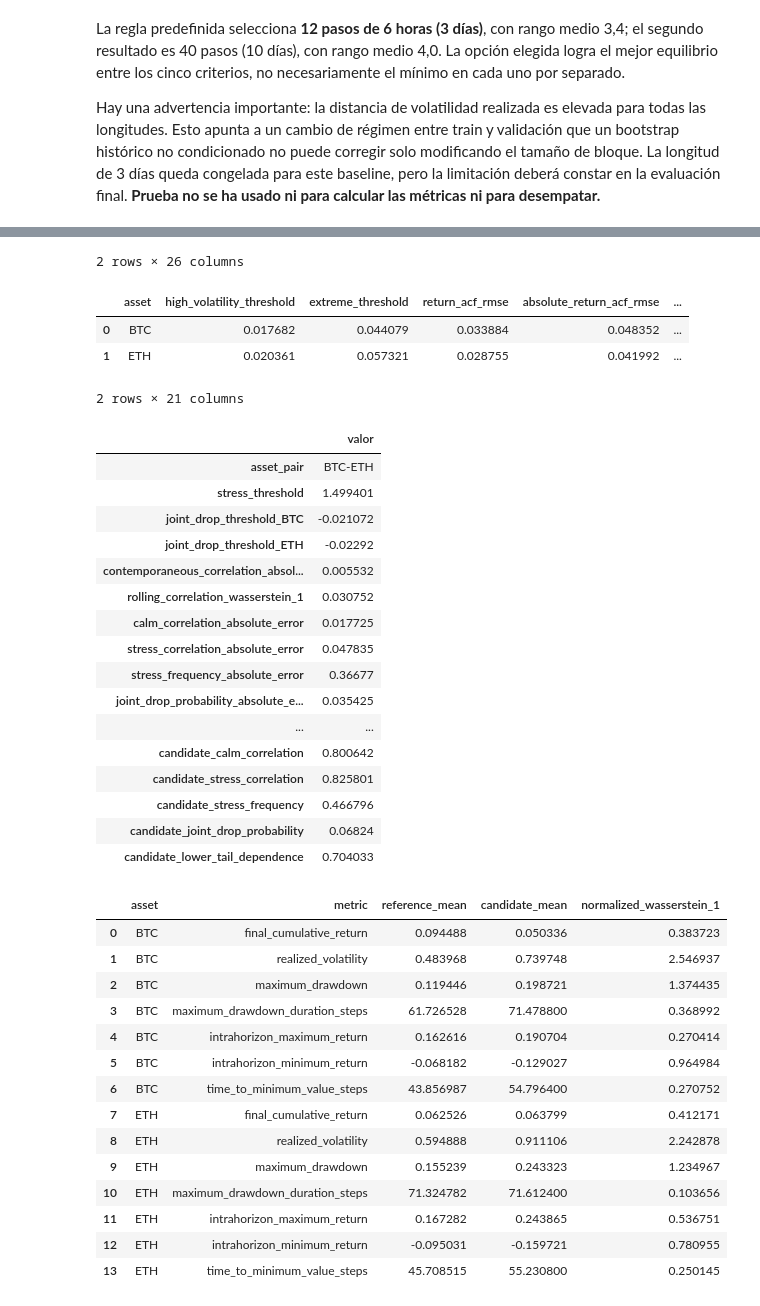
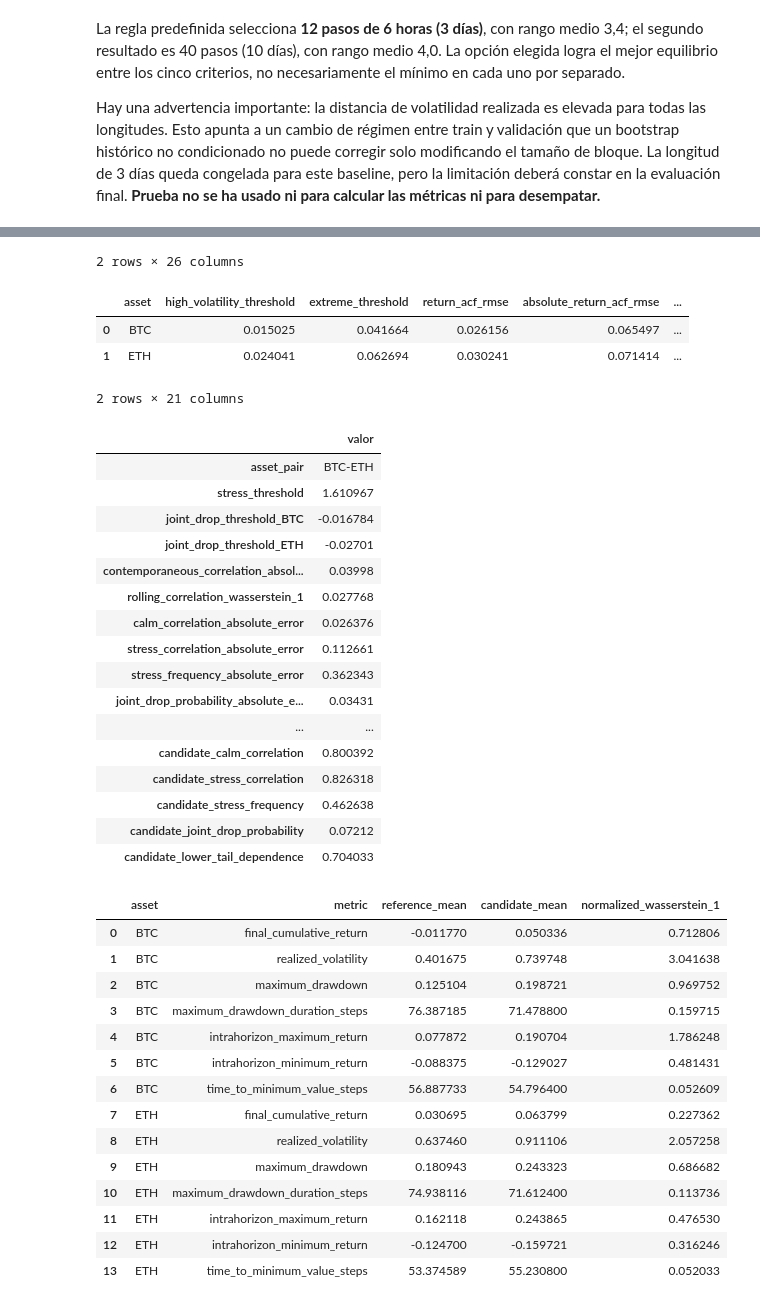
Before and after one commit to hipaor01/Taller_Generativos, a Jupyter notebook: notebooks/01_block_bootstrap_multivariante.ipynb, the cells around one changed output, grey strips where cells are left out. Cells and saved outputs as stored; diff of their text form; code cells hidden in the pictures.

```diff
--- a/notebooks/01_block_bootstrap_multivariante.ipynb
+++ b/notebooks/01_block_bootstrap_multivariante.ipynb
@@ -643,4 +646,11 @@ Congelamos el *moving bootstrap* con los 12 pasos elegidos y generamos un lote n
 # %%
+test_index = split_index.loc[split_index['split'].eq('test')].copy()
+test_ids = test_index['sample_id'].to_numpy(dtype=np.int64)
+assert len(test_ids) == 1_826
+test_targets = load_denormalized_targets(NORMALIZED_PATH, test_ids)
+assert test_targets.shape == (1_826, HORIZON_STEPS, 2)
+assert np.isfinite(test_targets).all()
+
 FINAL_EVALUATION_SCENARIOS = 5_000
 selected_bootstrap = MultivariateBlockBootstrap(
     block_length=SELECTED_BLOCK_LENGTH,
@@ -660,11 +670,11 @@ temporal_config = TemporalDependenceConfig(
     extreme_clustering_window=4,
 )
 marginal_report = common_evaluator.evaluate_marginals(
-    reference_paths=validation_targets,
+    reference_paths=test_targets,
     candidate_paths=selected_synthetic,
 )
 temporal_report = common_evaluator.evaluate_temporal_dependence(
-    reference_paths=validation_targets,
+    reference_paths=test_targets,
     candidate_paths=selected_synthetic,
     config=temporal_config,
 )
@@ -675,17 +685,17 @@ cross_asset_config = CrossAssetDependenceConfig(
     lower_tail_quantile=0.05,
 )
 cross_asset_report = common_evaluator.evaluate_cross_asset_dependence(
-    reference_paths=validation_targets,
+    reference_paths=test_targets,
     candidate_paths=selected_synthetic,
     config=cross_asset_config,
 )
 trajectory_report = common_evaluator.evaluate_trajectories(
-    reference_paths=validation_targets,
+    reference_paths=test_targets,
     candidate_paths=selected_synthetic,
     config=TrajectoryMetricsConfig(periods_per_year=4 * 365),
 )
 risk_report = common_evaluator.evaluate_risk(
-    reference_paths=validation_targets,
+    reference_paths=test_targets,
     candidate_paths=selected_synthetic,
     config=RiskMetricsConfig(
         confidence_levels=(0.95, 0.99),
@@ -697,7 +707,7 @@ risk_report = common_evaluator.evaluate_risk(
     ),
 )
 diversity_report = common_evaluator.evaluate_diversity_and_memorization(
-    reference_paths=validation_targets,
+    reference_paths=test_targets,
     candidate_paths=selected_synthetic,
     training_paths=training_targets,
     config=DiversityMemorizationConfig(
@@ -740,6 +750,7 @@ display(risk_table[[
     'candidate_es_stability_relative_standard_deviation',
 ]])
 display(diversity_table.T.rename(columns={0: 'valor'}))
-print('Conjunto de prueba consultado por el evaluador: no')
+print(f'Trayectorias de test evaluadas: {len(test_targets):,}')
+print('Conjunto de prueba consultado únicamente tras congelar el modelo: sí')
 # %% [output]
 |  | asset | wasserstein_1 | normalized_wasserstein_1 | extreme_threshold | reference_mean | reference_standard_deviation | ... |
@@ -748,38 +759,38 @@ print('Conjunto de prueba consultado por el evaluador: no')
 2 rows × 26 columns
 |  | asset | high_volatility_threshold | extreme_threshold | return_acf_rmse | absolute_return_acf_rmse | ... |
-| 0 | BTC | 0.017682 | 0.044079 | 0.033884 | 0.048352 | ... |
-| 1 | ETH | 0.020361 | 0.057321 | 0.028755 | 0.041992 | ... |
+| 0 | BTC | 0.015025 | 0.041664 | 0.026156 | 0.065497 | ... |
+| 1 | ETH | 0.024041 | 0.062694 | 0.030241 | 0.071414 | ... |
 2 rows × 21 columns
 |  | valor |
 | asset_pair | BTC-ETH |
-| stress_threshold | 1.499401 |
-| joint_drop_threshold_BTC | -0.021072 |
-| joint_drop_threshold_ETH | -0.02292 |
-| contemporaneous_correlation_absol... | 0.005532 |
-| rolling_correlation_wasserstein_1 | 0.030752 |
-| calm_correlation_absolute_error | 0.017725 |
-| stress_correlation_absolute_error | 0.047835 |
-| stress_frequency_absolute_error | 0.36677 |
-| joint_drop_probability_absolute_e... | 0.035425 |
+| stress_threshold | 1.610967 |
+| joint_drop_threshold_BTC | -0.016784 |
+| joint_drop_threshold_ETH | -0.02701 |
+| contemporaneous_correlation_absol... | 0.03998 |
+| rolling_correlation_wasserstein_1 | 0.027768 |
+| calm_correlation_absolute_error | 0.026376 |
+| stress_correlation_absolute_error | 0.112661 |
+| stress_frequency_absolute_error | 0.362343 |
+| joint_drop_probability_absolute_e... | 0.03431 |
 | ... | ... |
-| candidate_calm_correlation | 0.800642 |
-| candidate_stress_correlation | 0.825801 |
-| candidate_stress_frequency | 0.466796 |
-| candidate_joint_drop_probability | 0.06824 |
+| candidate_calm_correlation | 0.800392 |
+| candidate_stress_correlation | 0.826318 |
+| candidate_stress_frequency | 0.462638 |
+| candidate_joint_drop_probability | 0.07212 |
 | candidate_lower_tail_dependence | 0.704033 |
 |  | asset | metric | reference_mean | candidate_mean | normalized_wasserstein_1 |
-| 0 | BTC | final_cumulative_return | 0.094488 | 0.050336 | 0.383723 |
-| 1 | BTC | realized_volatility | 0.483968 | 0.739748 | 2.546937 |
-| 2 | BTC | maximum_drawdown | 0.119446 | 0.198721 | 1.374435 |
-| 3 | BTC | maximum_drawdown_duration_steps | 61.726528 | 71.478800 | 0.368992 |
-| 4 | BTC | intrahorizon_maximum_return | 0.162616 | 0.190704 | 0.270414 |
-| 5 | BTC | intrahorizon_minimum_return | -0.068182 | -0.129027 | 0.964984 |
-| 6 | BTC | time_to_minimum_value_steps | 43.856987 | 54.796400 | 0.270752 |
-| 7 | ETH | final_cumulative_return | 0.062526 | 0.063799 | 0.412171 |
-| 8 | ETH | realized_volatility | 0.594888 | 0.911106 | 2.242878 |
-| 9 | ETH | maximum_drawdown | 0.155239 | 0.243323 | 1.234967 |
-| 10 | ETH | maximum_drawdown_duration_steps | 71.324782 | 71.612400 | 0.103656 |
-| 11 | ETH | intrahorizon_maximum_return | 0.167282 | 0.243865 | 0.536751 |
-| 12 | ETH | intrahorizon_minimum_return | -0.095031 | -0.159721 | 0.780955 |
-| 13 | ETH | time_to_minimum_value_steps | 45.708515 | 55.230800 | 0.250145 |
+| 0 | BTC | final_cumulative_return | -0.011770 | 0.050336 | 0.712806 |
+| 1 | BTC | realized_volatility | 0.401675 | 0.739748 | 3.041638 |
+| 2 | BTC | maximum_drawdown | 0.125104 | 0.198721 | 0.969752 |
+| 3 | BTC | maximum_drawdown_duration_steps | 76.387185 | 71.478800 | 0.159715 |
+| 4 | BTC | intrahorizon_maximum_return | 0.077872 | 0.190704 | 1.786248 |
+| 5 | BTC | intrahorizon_minimum_return | -0.088375 | -0.129027 | 0.481431 |
+| 6 | BTC | time_to_minimum_value_steps | 56.887733 | 54.796400 | 0.052609 |
+| 7 | ETH | final_cumulative_return | 0.030695 | 0.063799 | 0.227362 |
+| 8 | ETH | realized_volatility | 0.637460 | 0.911106 | 2.057258 |
+| 9 | ETH | maximum_drawdown | 0.180943 | 0.243323 | 0.686682 |
+| 10 | ETH | maximum_drawdown_duration_steps | 74.938116 | 71.612400 | 0.113736 |
+| 11 | ETH | intrahorizon_maximum_return | 0.162118 | 0.243865 | 0.476530 |
+| 12 | ETH | intrahorizon_minimum_return | -0.124700 | -0.159721 | 0.316246 |
+| 13 | ETH | time_to_minimum_value_steps | 53.374589 | 55.230800 | 0.052033 |
 |  | target | confidence_level | reference_unconditional_var | candidate_unconditional_var | reference_unconditional_es | ... |
```
Also changed, not shown: parts of 12 cells of this notebook.
